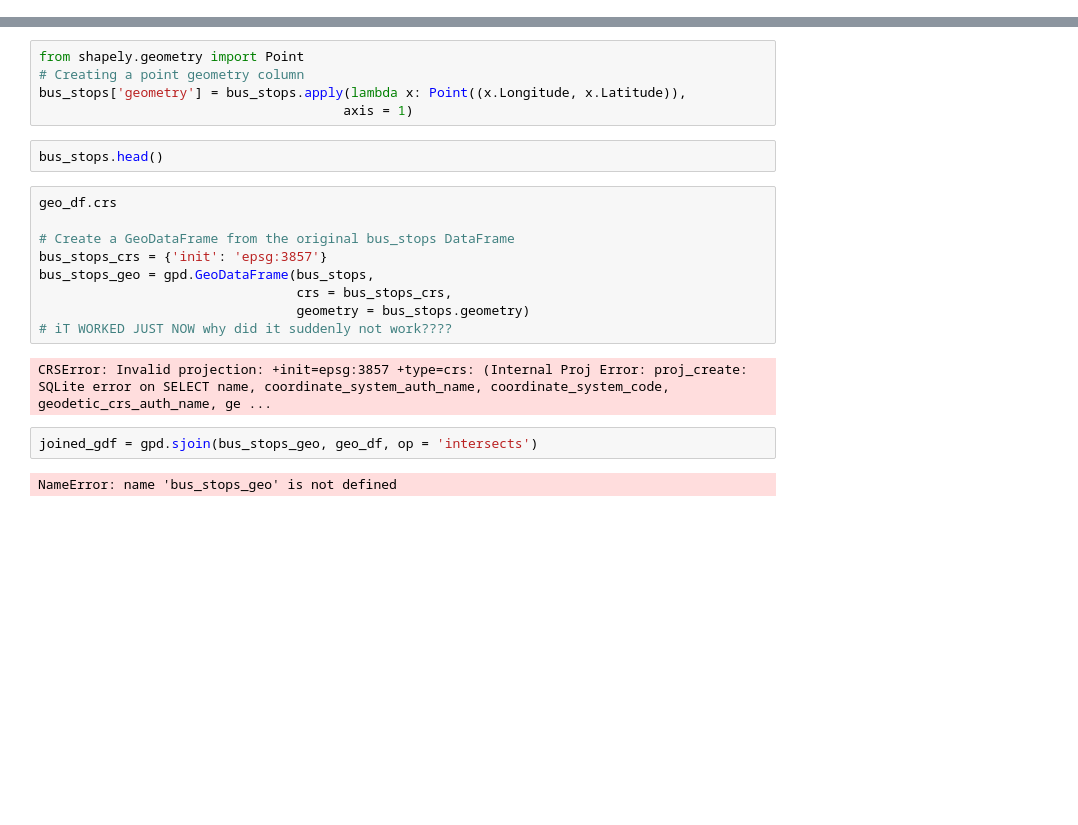
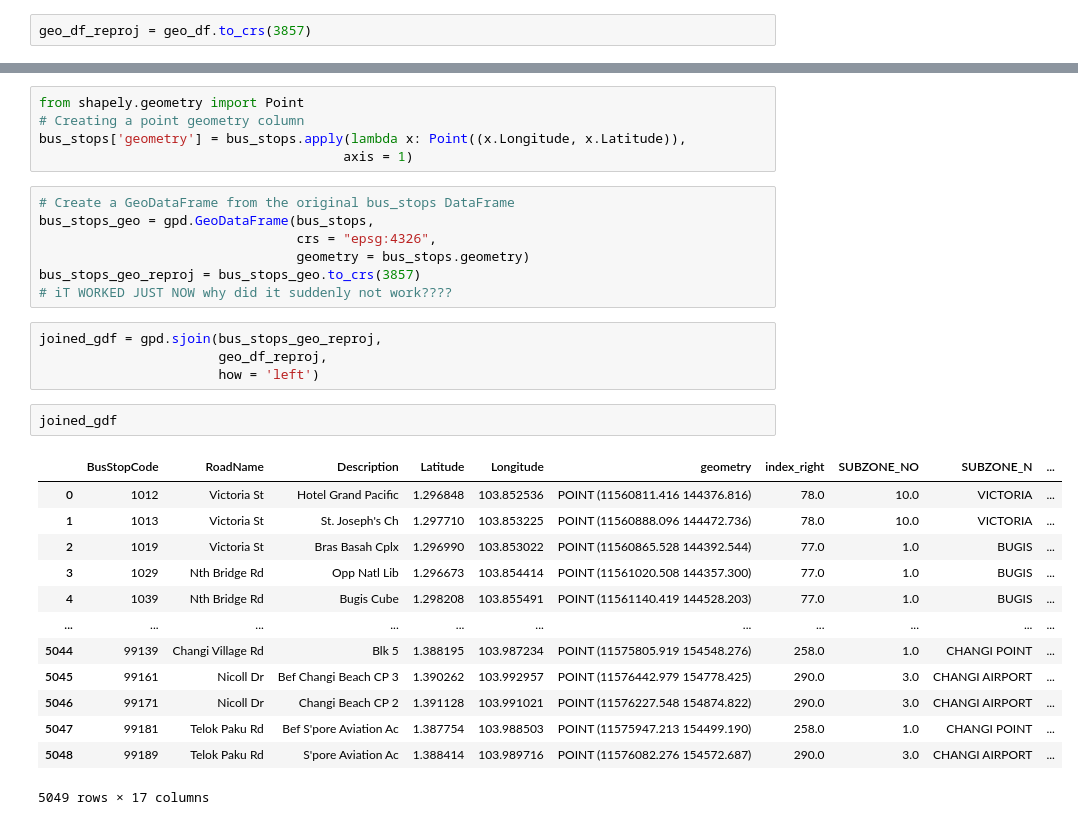
Before and after one commit to aanghs22/gitnetwork, a Jupyter notebook: Documents/GIT Project/Shape file.ipynb, the cells around one changed output, grey strips where cells are left out. Cells and saved outputs as stored; diff of their text form; blank space fills up the shorter version.

```diff
--- a/Documents/GIT Project/Shape file.ipynb
+++ b/Documents/GIT Project/Shape file.ipynb
@@ -25,5 +25,7 @@ legend_keys = {'title': 'Subzones', 'loc': 'upper left', 'bbox_to_anchor': (1, 1
 subzones = geo_df.plot(column = 'SUBZONE_N', cmap = 'Set3', legend = True, legend_kwds = legend_keys)
 # %% [output]
 [figure]
+# %%
+geo_df_reproj = geo_df.to_crs(3857)
 # %%
 bus_stops = pd.read_csv("bus_stops.csv")
@@ -34,20 +34,30 @@ from shapely.geometry import Point
 # Creating a point geometry column
 bus_stops['geometry'] = bus_stops.apply(lambda x: Point((x.Longitude, x.Latitude)),
                                        axis = 1)
-# %%
-bus_stops.head()
 # %%
-geo_df.crs
-
 # Create a GeoDataFrame from the original bus_stops DataFrame
-bus_stops_crs = {'init': 'epsg:3857'}
 bus_stops_geo = gpd.GeoDataFrame(bus_stops,
-                                 crs = bus_stops_crs,
+                                 crs = "epsg:4326",
                                  geometry = bus_stops.geometry)
+bus_stops_geo_reproj = bus_stops_geo.to_crs(3857)
 # iT WORKED JUST NOW why did it suddenly not work????
-# %% [output]
-CRSError: Invalid projection: +init=epsg:3857 +type=crs: (Internal Proj Error: proj_create: SQLite error on SELECT name, coordinate_system_auth_name, coordinate_system_code, geodetic_crs_auth_name, ge ...
-# %%
-joined_gdf = gpd.sjoin(bus_stops_geo, geo_df, op = 'intersects')
-# %% [output]
-NameError: name 'bus_stops_geo' is not defined
+# %%
+joined_gdf = gpd.sjoin(bus_stops_geo_reproj,
+                       geo_df_reproj,
+                       how = 'left')
+# %%
+joined_gdf
+# %% [output]
+|  | BusStopCode | RoadName | Description | Latitude | Longitude | geometry | index_right | SUBZONE_NO | SUBZONE_N | ... |
+| 0 | 1012 | Victoria St | Hotel Grand Pacific | 1.296848 | 103.852536 | POINT (11560811.416 144376.816) | 78.0 | 10.0 | VICTORIA | ... |
+| 1 | 1013 | Victoria St | St. Joseph's Ch | 1.297710 | 103.853225 | POINT (11560888.096 144472.736) | 78.0 | 10.0 | VICTORIA | ... |
+| 2 | 1019 | Victoria St | Bras Basah Cplx | 1.296990 | 103.853022 | POINT (11560865.528 144392.544) | 77.0 | 1.0 | BUGIS | ... |
+| 3 | 1029 | Nth Bridge Rd | Opp Natl Lib | 1.296673 | 103.854414 | POINT (11561020.508 144357.300) | 77.0 | 1.0 | BUGIS | ... |
+| 4 | 1039 | Nth Bridge Rd | Bugis Cube | 1.298208 | 103.855491 | POINT (11561140.419 144528.203) | 77.0 | 1.0 | BUGIS | ... |
+| ... | ... | ... | ... | ... | ... | ... | ... | ... | ... | ... |
+| 5044 | 99139 | Changi Village Rd | Blk 5 | 1.388195 | 103.987234 | POINT (11575805.919 154548.276) | 258.0 | 1.0 | CHANGI POINT | ... |
+| 5045 | 99161 | Nicoll Dr | Bef Changi Beach CP 3 | 1.390262 | 103.992957 | POINT (11576442.979 154778.425) | 290.0 | 3.0 | CHANGI AIRPORT | ... |
+| 5046 | 99171 | Nicoll Dr | Changi Beach CP 2 | 1.391128 | 103.991021 | POINT (11576227.548 154874.822) | 290.0 | 3.0 | CHANGI AIRPORT | ... |
+| 5047 | 99181 | Telok Paku Rd | Bef S'pore Aviation Ac | 1.387754 | 103.988503 | POINT (11575947.213 154499.190) | 258.0 | 1.0 | CHANGI POINT | ... |
+| 5048 | 99189 | Telok Paku Rd | S'pore Aviation Ac | 1.388414 | 103.989716 | POINT (11576082.276 154572.687) | 290.0 | 3.0 | CHANGI AIRPORT | ... |
+5049 rows × 17 columns
```
Also changed, not shown: parts of 1 cell of this notebook, 1 other file.
